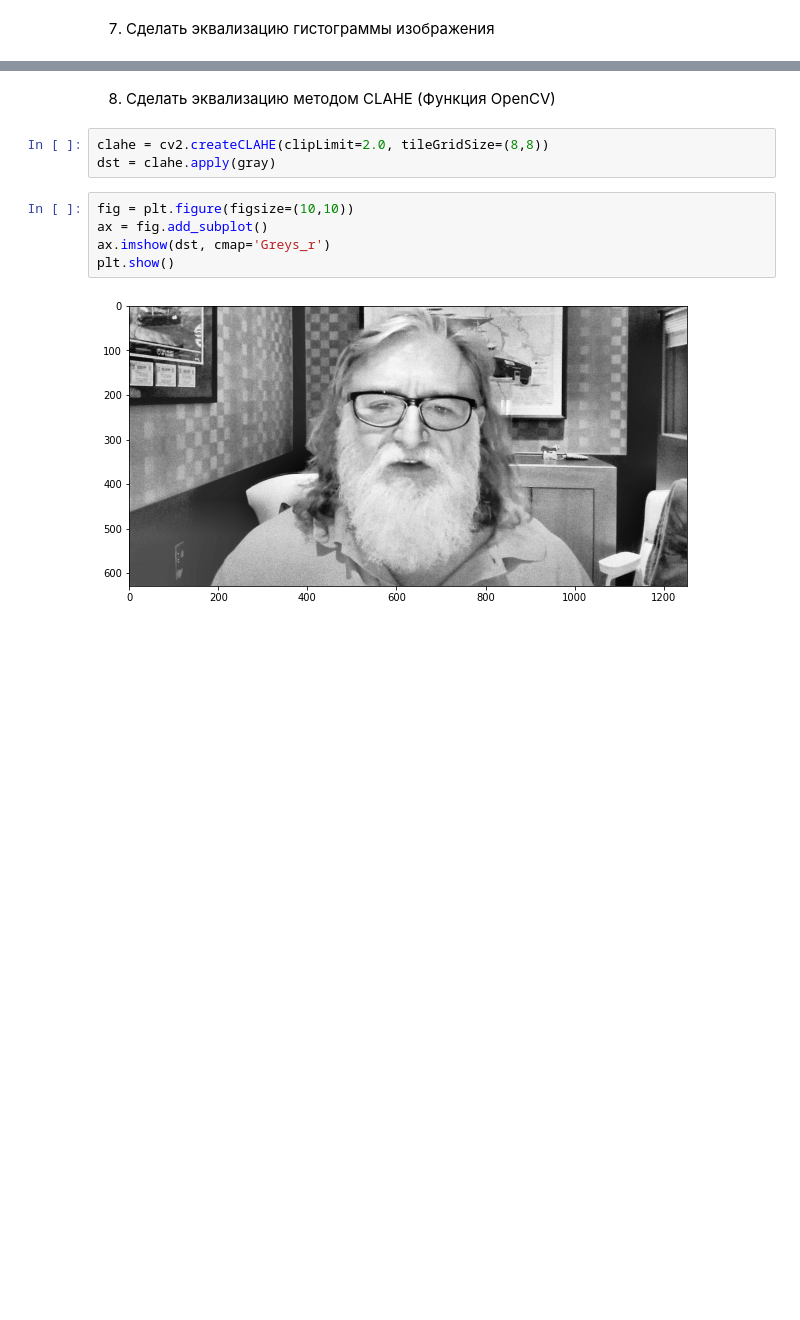
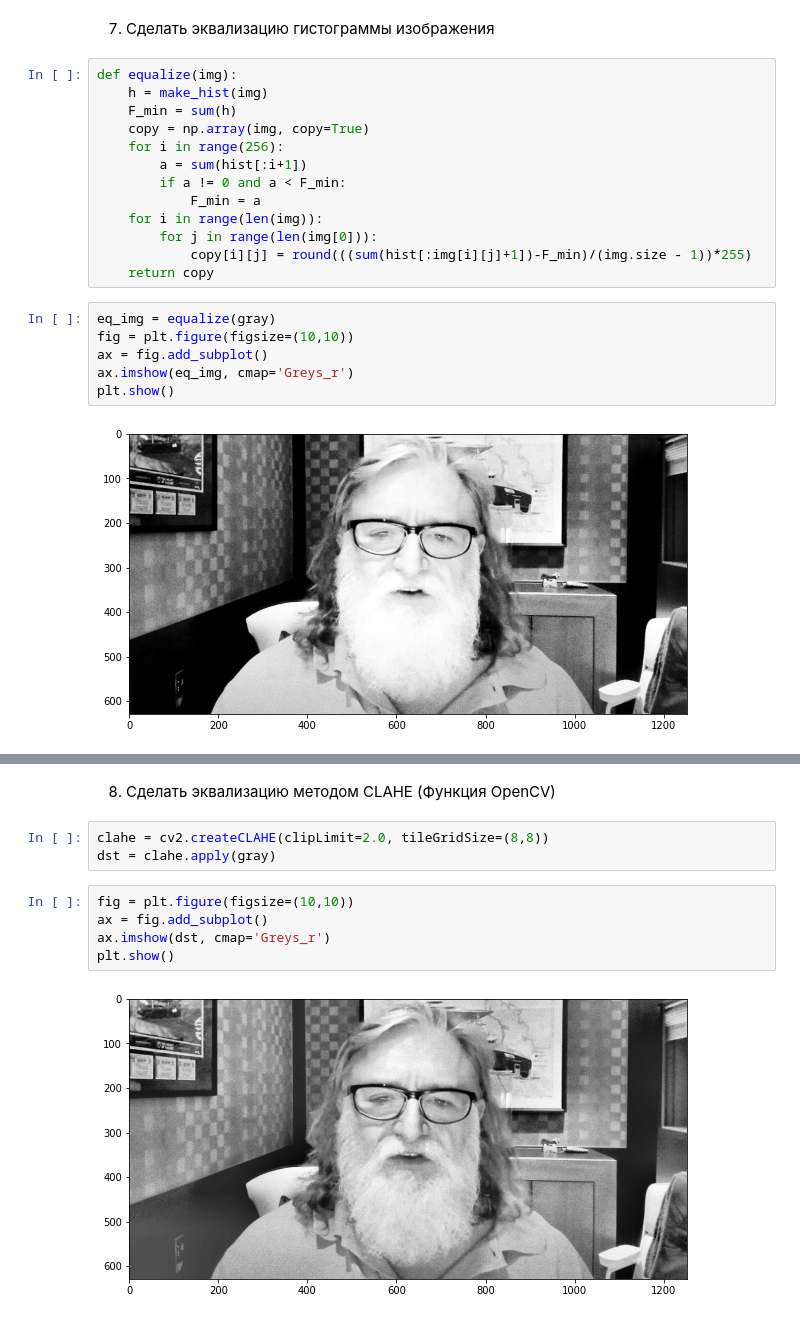
Before and after one commit to Liptee/Image-processing, a Jupyter notebook: LAB1/img_processing.ipynb, the cells around one changed output, grey strips where cells are left out. Cells and saved outputs as stored; diff of their text form; blank space fills up the shorter version.

```diff
--- a/LAB1/img_processing.ipynb
+++ b/LAB1/img_processing.ipynb
@@ -150,2 +161,23 @@ plt.show()
 # %% [markdown]
 7. Сделать эквализацию гистограммы изображения
+# %%
+def equalize(img):
+    h = make_hist(img)
+    F_min = sum(h)
+    copy = np.array(img, copy=True)
+    for i in range(256):
+        a = sum(hist[:i+1])
+        if a != 0 and a < F_min:
+            F_min = a
+    for i in range(len(img)):
+        for j in range(len(img[0])):
+            copy[i][j] = round(((sum(hist[:img[i][j]+1])-F_min)/(img.size - 1))*255)
+    return copy
+# %%
+eq_img = equalize(gray)
+fig = plt.figure(figsize=(10,10))
+ax = fig.add_subplot()
+ax.imshow(eq_img, cmap='Greys_r')
+plt.show()
+# %% [output]
+[figure, added]
```
Also changed, not shown: parts of 13 cells of this notebook.
